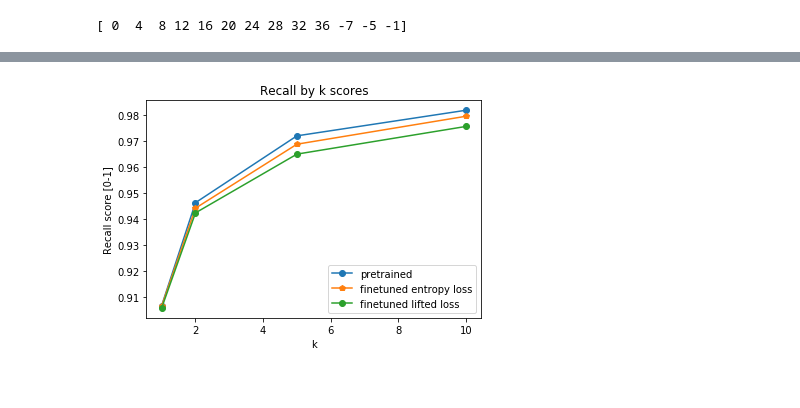
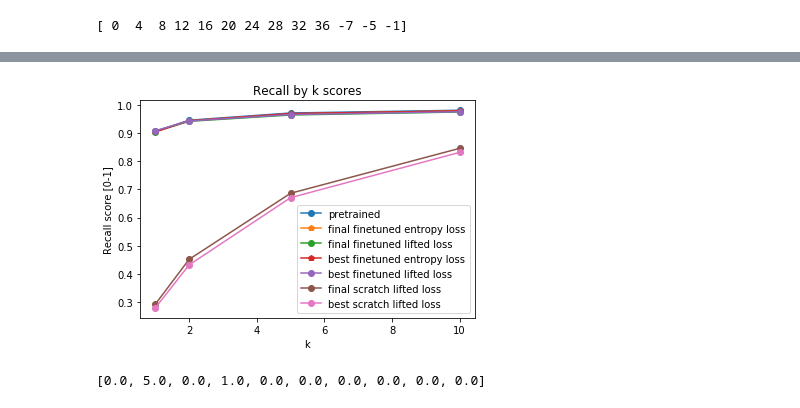
Before and after one commit to slala2121/Triplet-net-keras, a Jupyter notebook: cifar10_vgg.ipynb, the cells around one changed output, grey strips where cells are left out. Cells and saved outputs as stored; diff of their text form; code cells hidden in the pictures.

```diff
--- a/cifar10_vgg.ipynb
+++ b/cifar10_vgg.ipynb
@@ -1081,26 +1139,35 @@ plt.savefig(os.path.join(prefix_model_path,'best_vs_final_model_corr_score_by_la
 # %%
 # compare recall k curves
 
 plt.figure()
 plt.title('Recall by k scores')
 plt.xlabel('k')
 plt.ylabel('Recall score [0-1]')
 
 k_values=np.array([1,2,5,10])
 
 recall_by_k=np.load(os.path.join(prefix_model_path,'pretrained_vgg','recall_by_k_final_model.npy'))
 plt.plot(k_values,recall_by_k,label='pretrained',marker='o')
 
 recall_by_k=np.load(os.path.join(prefix_model_path,'entropy_vgg_True_0.0001_saved_models','recall_by_k_final_model.npy'))
-plt.plot(k_values,recall_by_k,label='finetuned entropy loss',marker='p')
+plt.plot(k_values,recall_by_k,label='final finetuned entropy loss',marker='p')
 
 recall_by_k=np.load(os.path.join(prefix_model_path,'lifted_vgg_True_0.0001_saved_models','recall_by_k_final_model.npy'))
-plt.plot(k_values,recall_by_k,label='finetuned lifted loss',marker='o')
+plt.plot(k_values,recall_by_k,label='final finetuned lifted loss',marker='o')
 
-# recall_by_k=np.load(os.path.join(prefix_model_path,'lifted_vgg_False_0.0001_saved_models','recall_by_k_final_model.npy'))
-# plt.plot(k_values,recall_by_k,label='scratch lifted loss',marker='o')
+recall_by_k=np.load(os.path.join(prefix_model_path,'entropy_vgg_True_0.0001_saved_models','recall_by_k_best_model.npy'))
+plt.plot(k_values,recall_by_k,label='best finetuned entropy loss',marker='p')
+
+recall_by_k=np.load(os.path.join(prefix_model_path,'lifted_vgg_True_0.0001_saved_models','recall_by_k_best_model.npy'))
+plt.plot(k_values,recall_by_k,label='best finetuned lifted loss',marker='o')
+
+recall_by_k=np.load(os.path.join(prefix_model_path,'lifted_vgg_False_0.0001_saved_models','recall_by_k_final_model.npy'))
+plt.plot(k_values,recall_by_k,label='final scratch lifted loss',marker='o')
+
+recall_by_k=np.load(os.path.join(prefix_model_path,'lifted_vgg_False_0.0001_saved_models','recall_by_k_best_model.npy'))
+plt.plot(k_values,recall_by_k,label='best scratch lifted loss',marker='o')
 
 plt.legend()
-plt.savefig(os.path.join(prefix_model_path,'recall_by_k_comparison_finetune_comparison'))
+plt.savefig(os.path.join(prefix_model_path,'results','recall_by_k_comparison'))
 # %% [output]
-[figure, old version]
+[figure, new version]
@@ -1108,0 +1189,4 @@ plt.savefig(os.path.join(prefix_model_path,'recall_by_k_comparison_finetune_comp
+# %%
+sim_results['stim-001.png, stim-002.png']
+# %% [output]
+[0.0, 5.0, 0.0, 1.0, 0.0, 0.0, 0.0, 0.0, 0.0, 0.0]
```
Also changed, not shown: parts of 12 cells of this notebook.
